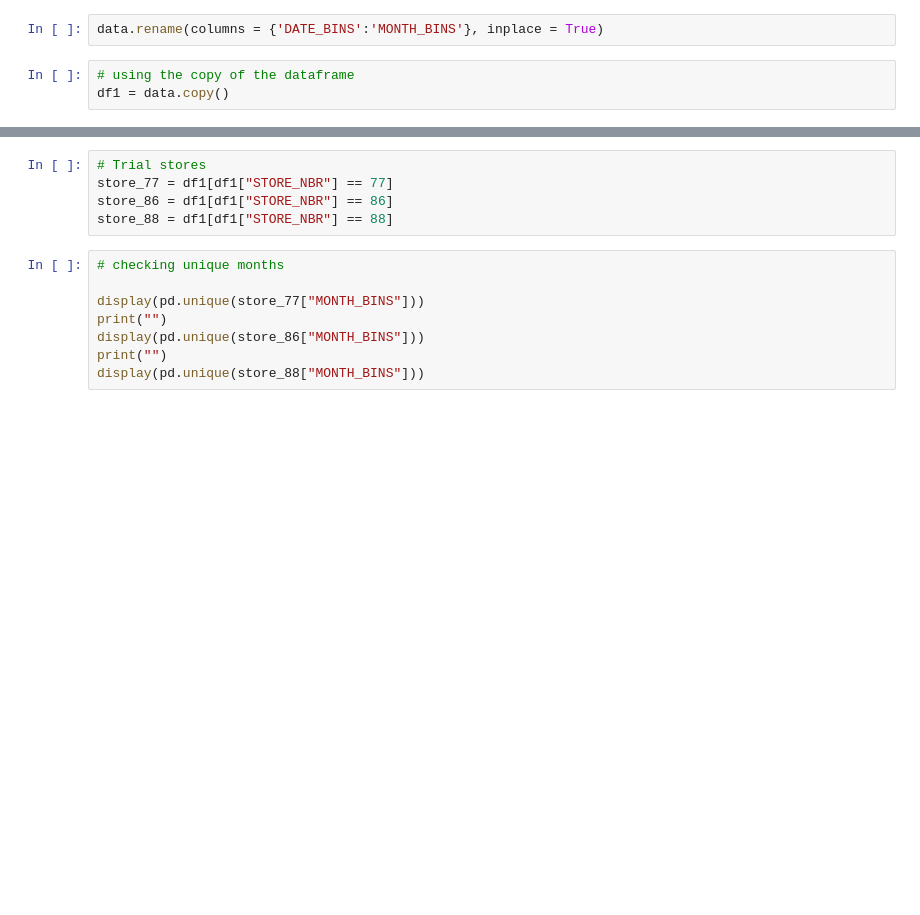
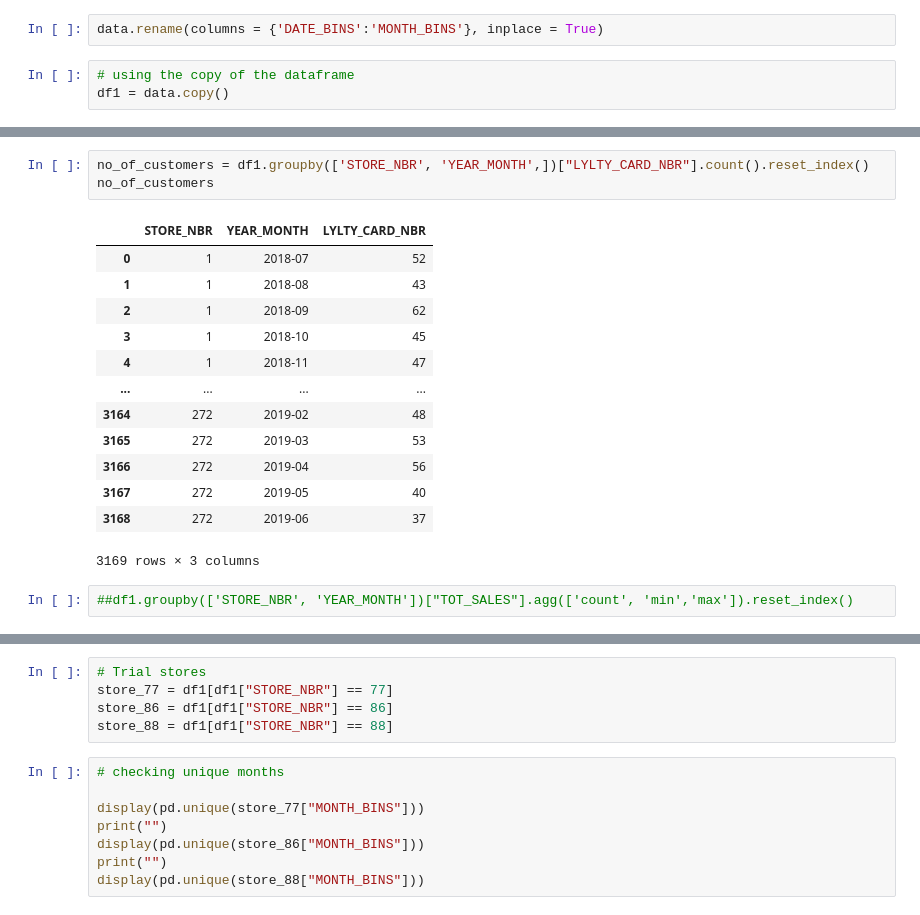
Before and after one commit to wa-le/Quantium-Forage-Virtual-Internship, a Jupyter notebook: my_quantium_T2.ipynb, the cells around one changed output, grey strips where cells are left out. Drawn from its saved outputs; the diff is of its cells as text; blank space fills up the shorter version.

```diff
--- a/my_quantium_T2.ipynb
+++ b/my_quantium_T2.ipynb
@@ -53,0 +119,19 @@ df1.head(3)
+# %%
+no_of_customers = df1.groupby(['STORE_NBR', 'YEAR_MONTH',])["LYLTY_CARD_NBR"].count().reset_index()
+no_of_customers
+# %% [output]
+|  | STORE_NBR | YEAR_MONTH | LYLTY_CARD_NBR |
+| 0 | 1 | 2018-07 | 52 |
+| 1 | 1 | 2018-08 | 43 |
+| 2 | 1 | 2018-09 | 62 |
+| 3 | 1 | 2018-10 | 45 |
+| 4 | 1 | 2018-11 | 47 |
+| ... | ... | ... | ... |
+| 3164 | 272 | 2019-02 | 48 |
+| 3165 | 272 | 2019-03 | 53 |
+| 3166 | 272 | 2019-04 | 56 |
+| 3167 | 272 | 2019-05 | 40 |
+| 3168 | 272 | 2019-06 | 37 |
+3169 rows × 3 columns
+# %%
+##df1.groupby(['STORE_NBR', 'YEAR_MONTH'])["TOT_SALES"].agg(['count', 'min','max']).reset_index()
```
Also changed, not shown: parts of 8 cells of this notebook.
